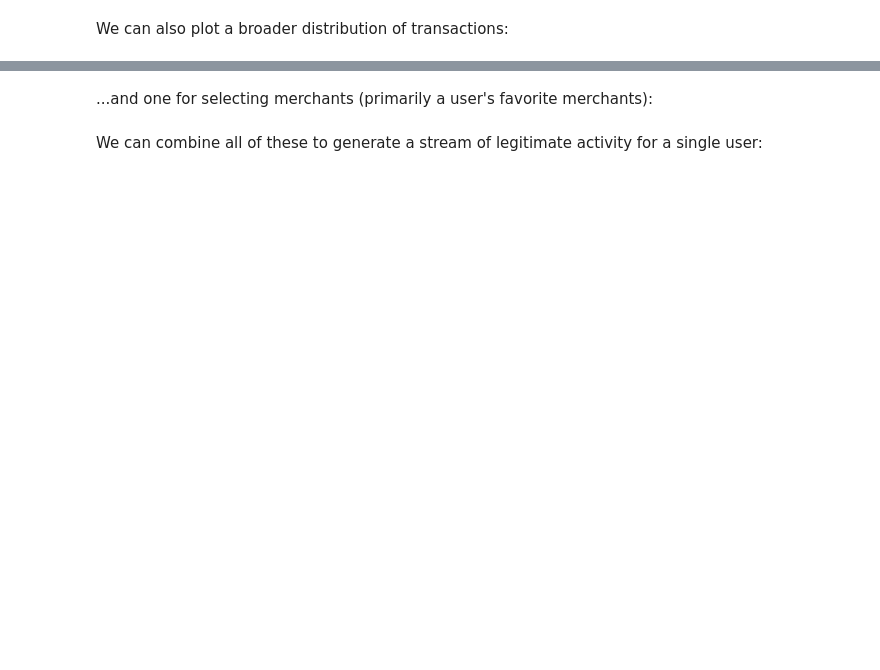
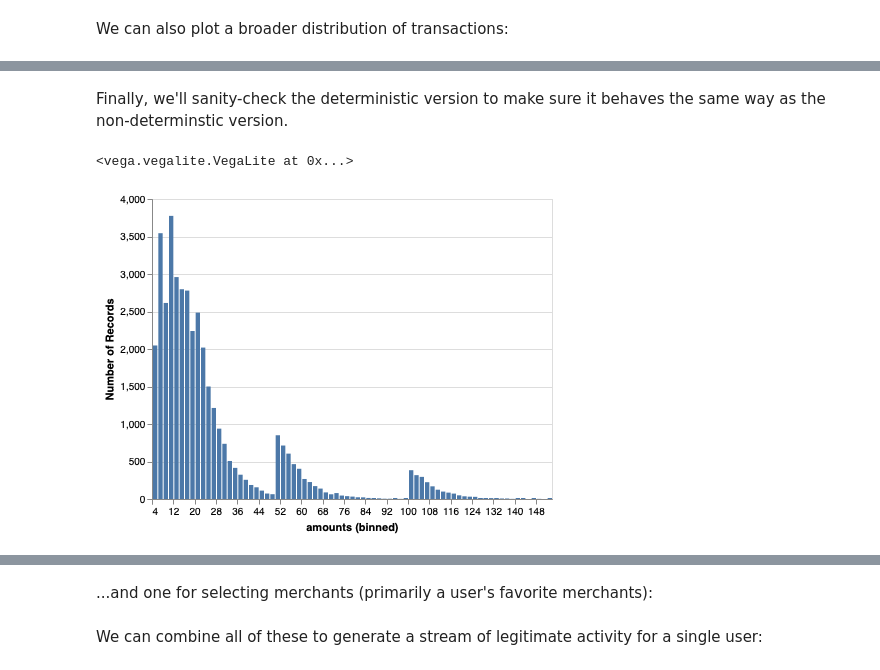
Before and after one commit to willb/fraud-notebooks, a Jupyter notebook: 00-generator.ipynb, the cells around one changed output, grey strips where cells are left out. Saved outputs shown, nothing was run; the diff lists cells and outputs as text; code cells hidden in the pictures; blank space fills up the shorter version.

```diff
--- a/00-generator.ipynb
+++ b/00-generator.ipynb
@@ -192,0 +256,41 @@ Next up, we'll make a generator to create the entry types:
+# %%
+import time
+
+def transaction_amounts(means, percentages, distributions=None, seed=None):
+    size = 256
+
+    def mkgamma(m, s):
+        gamma = stats.gamma(a=1.1, scale=min(m, 750), loc=m)
+        gamma.random_state = s
+        return gamma
+
+    if seed is None:
+        seed = int(time.time()) & ((1 << 32) - 1)
+
+    prng = np.random.RandomState(seed)
+
+    if distributions is None:
+        distributions = [mkgamma(m * 100, prng.randint((1 << 32) - 1)) for m in means]
+
+    while True:
+        streams = [d.rvs(size=size) for d in distributions]
+        stream = np.floor(np.choose(prng.choice(len(means), p=percentages, size=size), streams)) / 100
+
+        yield from stream
+# %% [markdown]
+Finally, we'll sanity-check the deterministic version to make sure it behaves the same way as the non-determinstic version.
+# %%
+amt = transaction_amounts([5, 10, 15, 20, 50, 100],
+                          [0.35, 0.25, 0.15, 0.1, 0.1, 0.05],
+                          seed=0x12341234)
+amounts = [next(amt) for i in range(40000)]
+
+source = pd.DataFrame({"amounts": amounts})
+
+alt.Chart(source).mark_bar().interactive().encode(
+    alt.X("amounts", bin=alt.Bin(maxbins=100)),
+    y='count()',
+)
+# %% [output]
+<vega.vegalite.VegaLite at 0x...>
+[figure, added]
```
Also changed, not shown: parts of 25 cells of this notebook.
